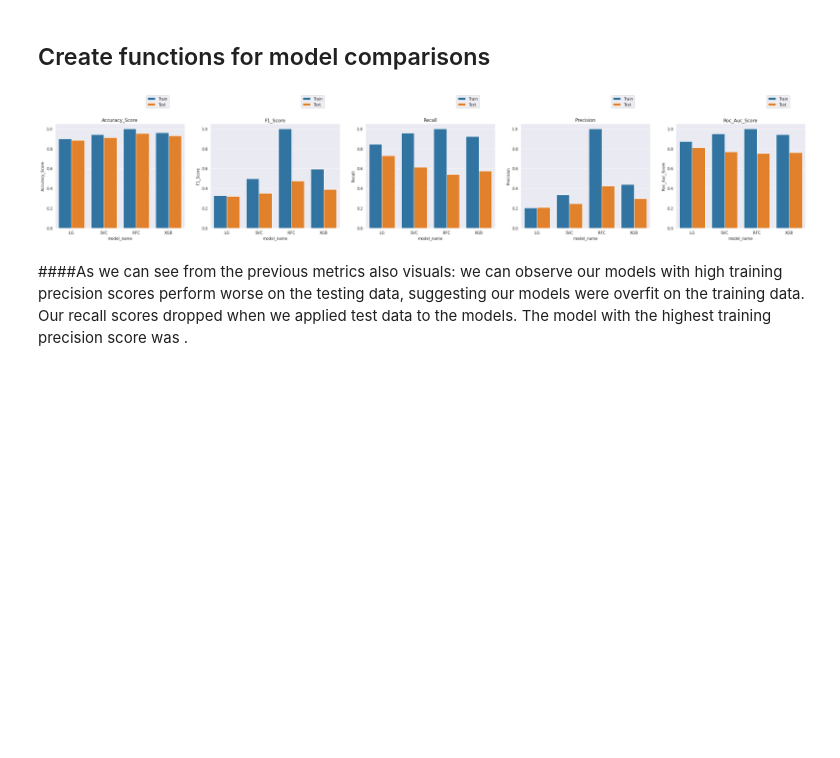
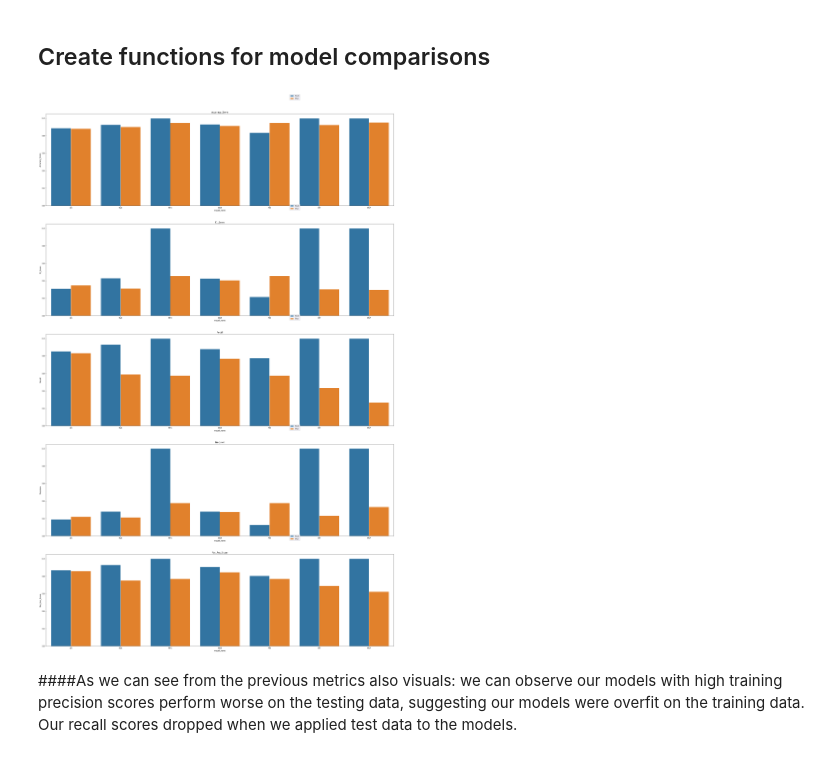
Before and after one commit to spros1/TaiwaneseBankruptcyPrediction, a Jupyter notebook: TaiwaneseBankruptcyPrediction.ipynb, the cells around one changed output. Drawn from its saved outputs; the diff is of its cells as text; code cells hidden in the pictures; blank space fills up the shorter version.

```diff
--- a/TaiwaneseBankruptcyPrediction.ipynb
+++ b/TaiwaneseBankruptcyPrediction.ipynb
@@ -240,7 +268,7 @@ def model_evaluation (y_true, y_pred, model_name, train_test):
 ###Logistic Regression
 # %%
 # Logistic Regression run
-lr_model, lr_runtime = model_execution(LogisticRegression(max_iter=400), 'Logistic_Regression')
+lr_model, lr_runtime = model_execution(LogisticRegression(max_iter=500), 'Logistic_Regression')
 train_pred_lr = model_prediction(lr_model, X_train)
 test_pred_lr  = model_prediction(lr_model, X_test)
 
@@ -346,0 +413,16 @@ RandomForest took 6.8102 seconds or 0.1135 minutes to run.
+# %%
+#  Multilayer Perceptron
+MLP_model, MLP_runtime = model_execution(MLPClassifier(), 'Multilayer Perceptron')
+train_pred_MLP = model_prediction(MLP_model, X_train)
+test_pred_MLP  = model_prediction(MLP_model, X_test)
+
+# Random Forest Evaluation
+print("\n")
+MLP_train = model_evaluation(y_train, train_pred_MLP, 'MLP', 'Train')
+print("\n")
+eval_classification(train_pred_MLP, y_train, X_train,'MLP', 'Train')
+
+print("\n")
+MLP_test = model_evaluation(y_test, test_pred_MLP,'MLP', 'Test')
+print("\n")
+eval_classification(test_pred_MLP, y_test, X_test, 'MLP', 'Test')
@@ -346,0 +449,16 @@ RandomForest took 6.8102 seconds or 0.1135 minutes to run.
+# %%
+#  Decision Tree
+DT_model, DT_runtime = model_execution(DecisionTreeClassifier(), 'Decision Tree')
+train_pred_DT = model_prediction(DT_model, X_train)
+test_pred_DT  = model_prediction(DT_model, X_test)
+
+# Random Forest Evaluation
+print("\n")
+DT_train = model_evaluation(y_train, train_pred_MLP, 'DT', 'Train')
+print("\n")
+eval_classification(train_pred_MLP, y_train, X_train,'DT', 'Train')
+
+print("\n")
+DT_test = model_evaluation(y_test, test_pred_DT,'DT', 'Test')
+print("\n")
+eval_classification(test_pred_DT, y_test, X_test, 'DT', 'Test')
@@ -385,7 +521,10 @@ XGBClassifier took 5.1098 seconds or 0.0852 minutes to run.
 model_total = pd.concat([LG_train  , LG_test  ,
                            SVC_train , SVC_test ,
                            RFC_train , RFC_test ,
-                           XGB_train , XGB_test
+                           XGB_train , XGB_test,
+                           NB_train , NB_test,
+                           DT_train , DT_test,
+                           MLP_train , MLP_test
                           ])
 # %%
 # for model comparisons
@@ -403,15 +542,14 @@ def model_plot_scores(df, metric, axis):
 # %%
 ## Plot the scores of every method
-f, (ax0, ax1, ax2, ax3, ax4) = plt.subplots(1, 5, figsize=(35,5))
+f, (ax0, ax1, ax2, ax3, ax4) = plt.subplots(5, 1, figsize=(35,55))
 
 model_plot_scores(model_total, 'Accuracy_Score'      , ax0)
 model_plot_scores(model_total, 'F1_Score'            , ax1)
 model_plot_scores(model_total, 'Recall'              , ax2)
 model_plot_scores(model_total, 'Precision'           , ax3)
 model_plot_scores(model_total, 'Roc_Auc_Score'       , ax4)
 # %% [output]
-[figure, old version]
+[figure, new version]
 # %% [markdown]
 ####As we can see from the previous metrics also visuals:
 we can observe our models with high training precision scores perform worse on the testing data, suggesting our models were overfit on the training data. Our recall scores dropped when we applied test data to the models.
-The model with the highest training precision score was .
```
Also changed, not shown: parts of 25 cells of this notebook.
